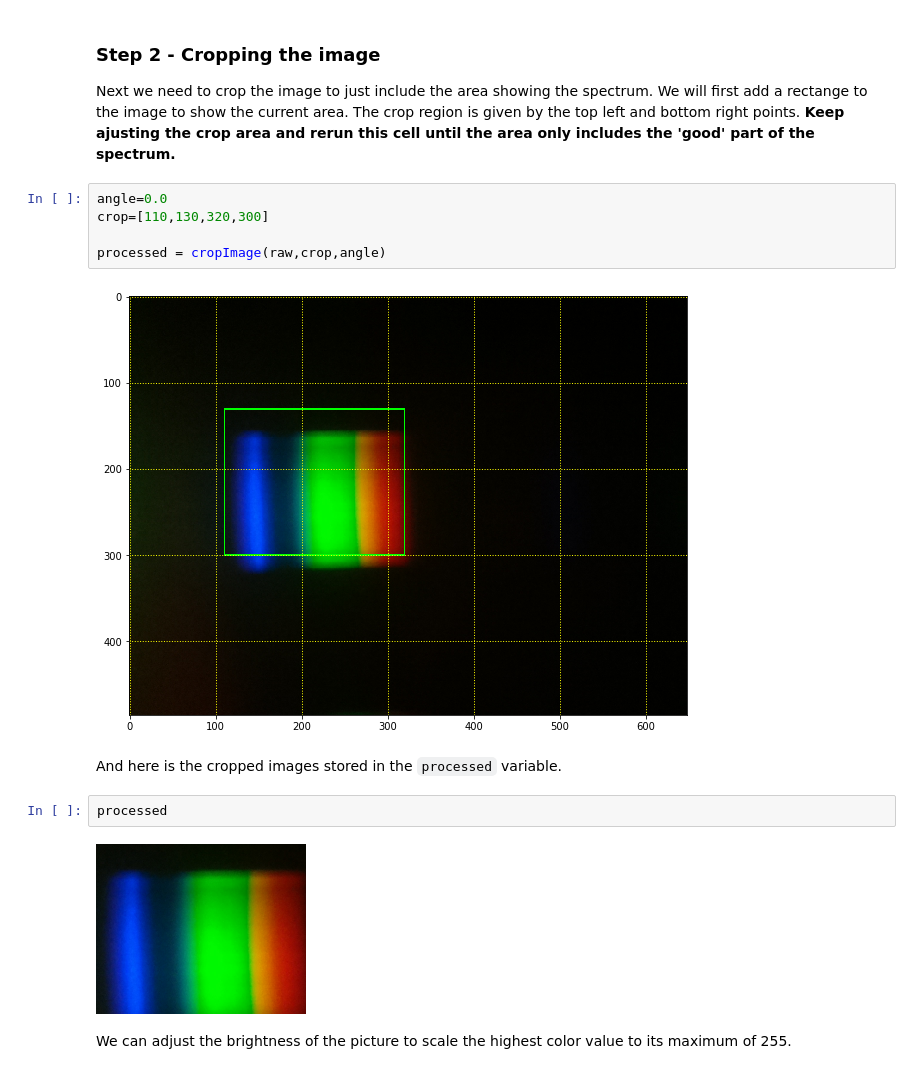
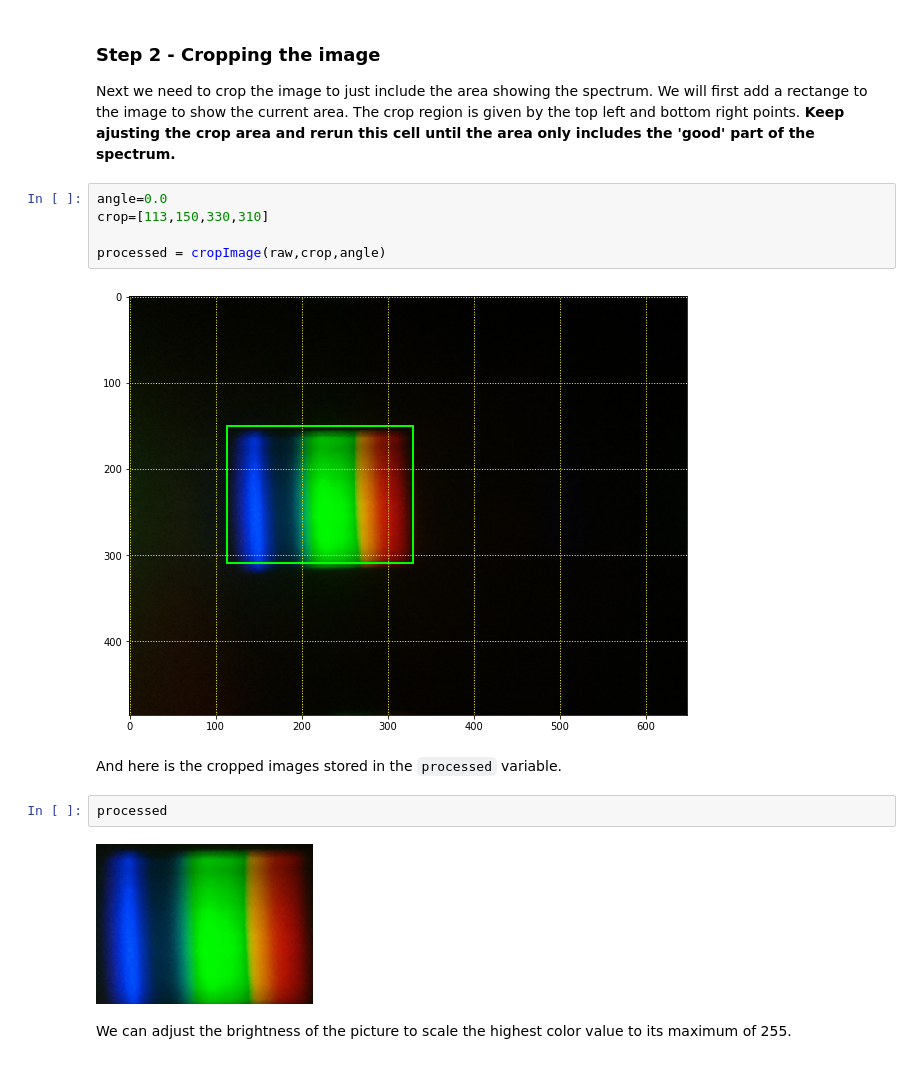
Before and after one commit to ThuviksaM/LegoSpectrometer, a Jupyter notebook: SpectrometerControl.ipynb, the cells around one changed output. Drawn from its saved outputs; the diff is of its cells as text.

```diff
--- a/SpectrometerControl.ipynb
+++ b/SpectrometerControl.ipynb
@@ -192,17 +192,17 @@ Capturing image
 Next we need to crop the image to just include the area showing the spectrum. We will first add a rectange to the image to show the current area. The crop region is given by the top left and bottom right points. **Keep ajusting the crop area and rerun this cell until the area only includes the 'good' part of the spectrum.**
 # %%
 angle=0.0
-crop=[110,130,320,300]
+crop=[113,150,330,310]
 
 processed = cropImage(raw,crop,angle)
 # %% [output]
-[figure, old version]
+[figure, new version]
 # %% [markdown]
 And here is the cropped images stored in the `processed` variable.
 # %%
 processed
 # %% [output]
-[figure, old version]
+[figure, new version]
 # %% [markdown]
 We can adjust the brightness of the picture to scale the highest color value to its maximum of 255.
 # %%
```
Also changed, not shown: parts of 2 cells of this notebook, 4 other files.
